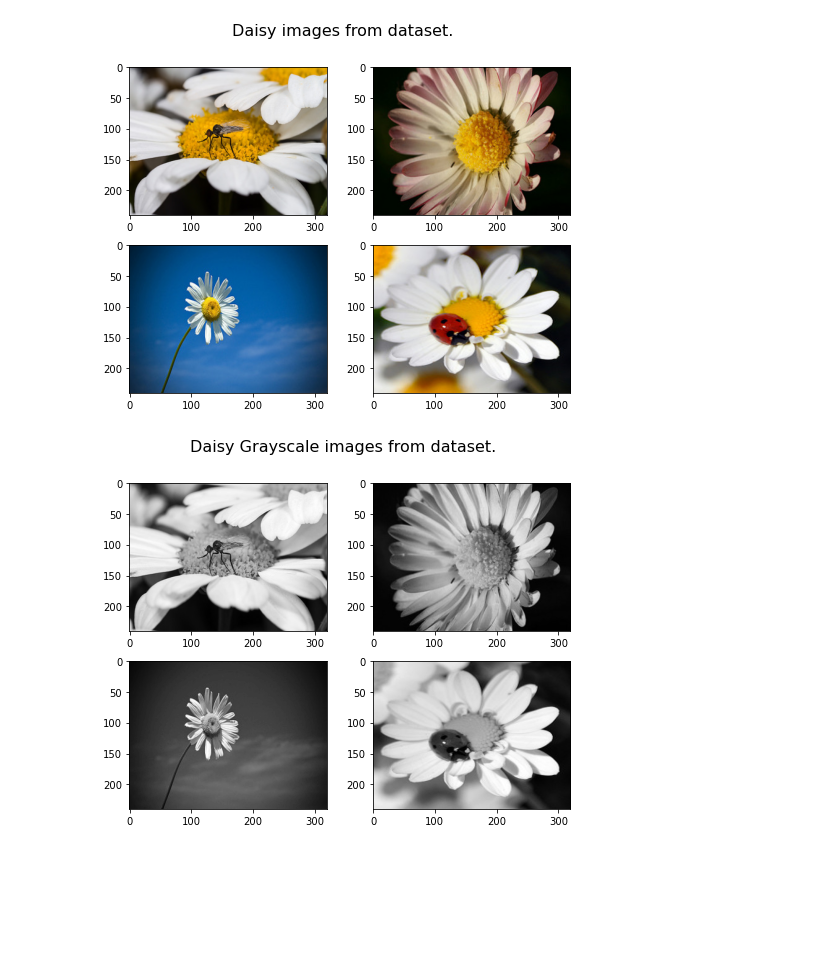
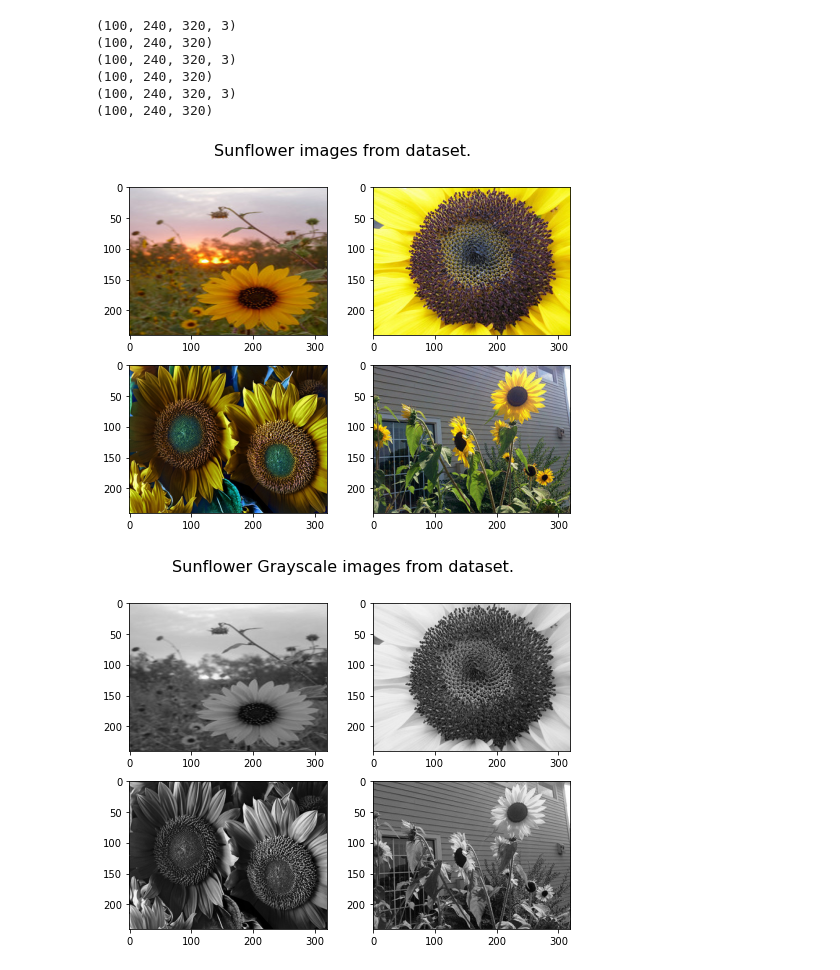
Before and after one commit to Chrysophyt/MultilayerPerceptronFS, a Jupyter notebook: Data Visualization.ipynb, the cells around one changed output. Saved outputs shown, nothing was run; the diff lists cells and outputs as text; code cells hidden in the pictures; blank space fills up the shorter version.

```diff
--- a/Data Visualization.ipynb
+++ b/Data Visualization.ipynb
@@ -10,15 +10,23 @@ def showImages(images, label, cmap='viridis'):
     axs[0, 1].imshow(images[1], cmap=cmap)
     axs[1, 0].imshow(images[2], cmap=cmap)
     axs[1, 1].imshow(images[3], cmap=cmap)
-# %%
-daisyImages = getImages("daisy")
-print(daisyImagesGrayscale.shape)
-showImages(daisyImages, "Daisy")
-# %% [output]
-[figure, removed]
-# %%
-daisyImagesGrayscale = convertToGrayscale(daisyImages)
-print(daisyImagesGrayscale.shape)
-showImages(daisyImagesGrayscale, "Daisy Grayscale", cmap='gray')
-# %% [output]
-[figure, removed]
+# %%
+labels = ['Sunflower', 'Dandelion', 'Rose']
+
+for label in labels:
+    Images = getImages(label)
+    print(Images.shape)
+    showImages(Images, label)
+
+    ImagesGrayscale = convertToGrayscale(Images)
+    print(ImagesGrayscale.shape)
+    showImages(ImagesGrayscale, label+" Grayscale", cmap='gray')
+# %% [output]
+(100, 240, 320, 3)
+(100, 240, 320)
+(100, 240, 320, 3)
+(100, 240, 320)
+(100, 240, 320, 3)
+(100, 240, 320)
+[figure, added]
+[figure, added]
```
Also changed, not shown: parts of 1 cell of this notebook, 4 other files.
